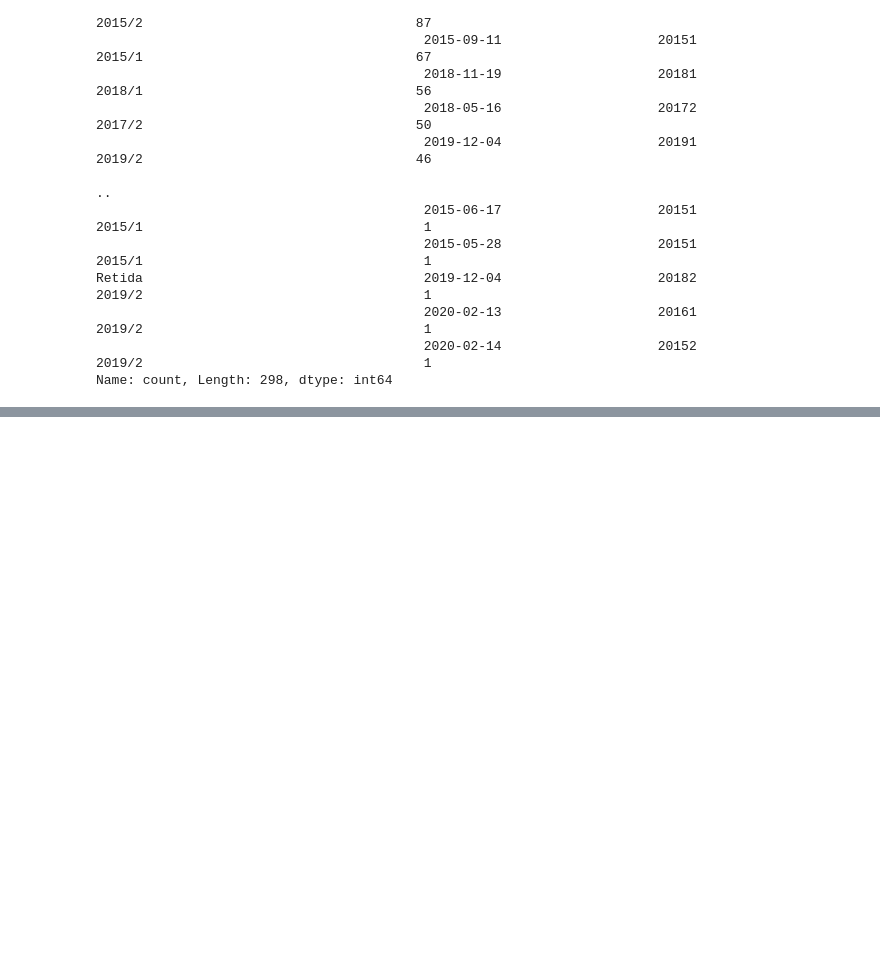
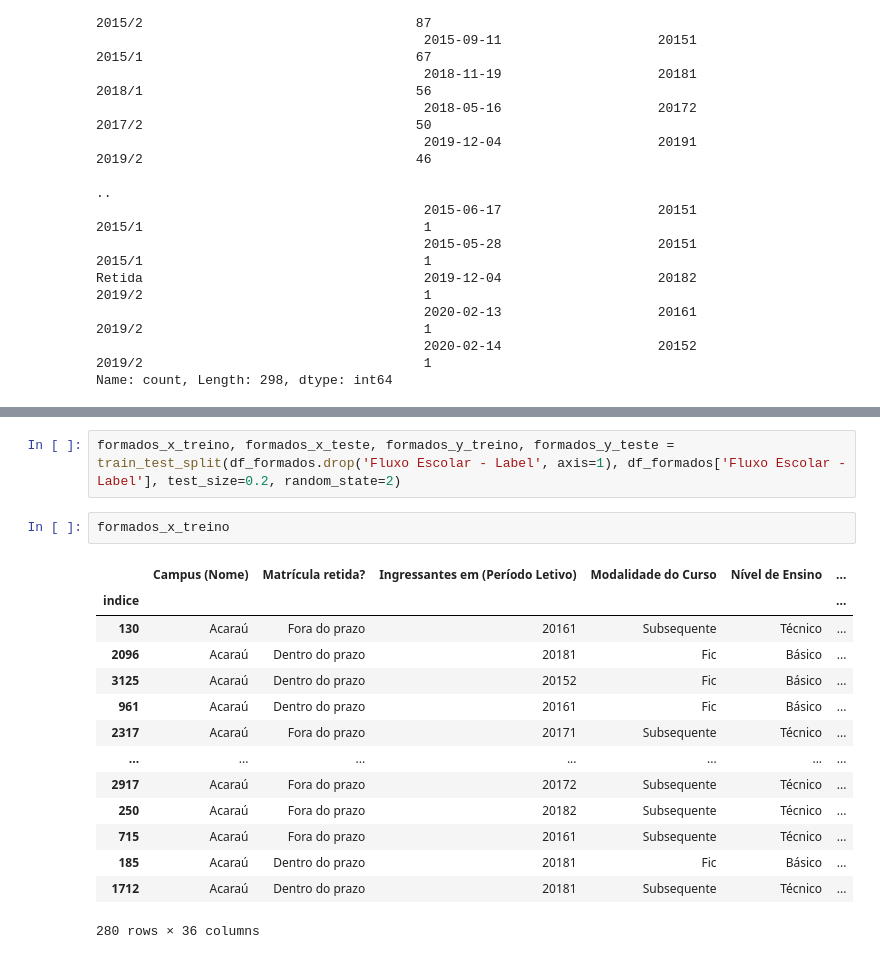
Before and after one commit to Daliego/special_topics_final_work, a Jupyter notebook: src/training_model.ipynb, the cells around one changed output, grey strips where cells are left out. Saved outputs shown, nothing was run; the diff lists cells and outputs as text; blank space fills up the shorter version.

Commit message:
splitted data between train and test

```diff
--- a/src/training_model.ipynb
+++ b/src/training_model.ipynb
@@ -78,0 +121,19 @@ Name: count, Length: 298, dtype: int64
+# %%
+formados_x_treino, formados_x_teste, formados_y_treino, formados_y_teste = train_test_split(df_formados.drop('Fluxo Escolar - Label', axis=1), df_formados['Fluxo Escolar - Label'], test_size=0.2, random_state=2)
+# %%
+formados_x_treino
+# %% [output]
+|  | Campus (Nome) | Matrícula retida? | Ingressantes em (Período Letivo) | Modalidade do Curso | Nível de Ensino | ... |
+| indice |  |  |  |  |  | ... |
+| 130 | Acaraú | Fora do prazo | 20161 | Subsequente | Técnico | ... |
+| 2096 | Acaraú | Dentro do prazo | 20181 | Fic | Básico | ... |
+| 3125 | Acaraú | Dentro do prazo | 20152 | Fic | Básico | ... |
+| 961 | Acaraú | Dentro do prazo | 20161 | Fic | Básico | ... |
+| 2317 | Acaraú | Fora do prazo | 20171 | Subsequente | Técnico | ... |
+| ... | ... | ... | ... | ... | ... | ... |
+| 2917 | Acaraú | Fora do prazo | 20172 | Subsequente | Técnico | ... |
+| 250 | Acaraú | Fora do prazo | 20182 | Subsequente | Técnico | ... |
+| 715 | Acaraú | Fora do prazo | 20161 | Subsequente | Técnico | ... |
+| 185 | Acaraú | Dentro do prazo | 20181 | Fic | Básico | ... |
+| 1712 | Acaraú | Dentro do prazo | 20181 | Subsequente | Técnico | ... |
+280 rows × 36 columns
```
Also changed, not shown: parts of 17 cells of this notebook, 5 other files.
